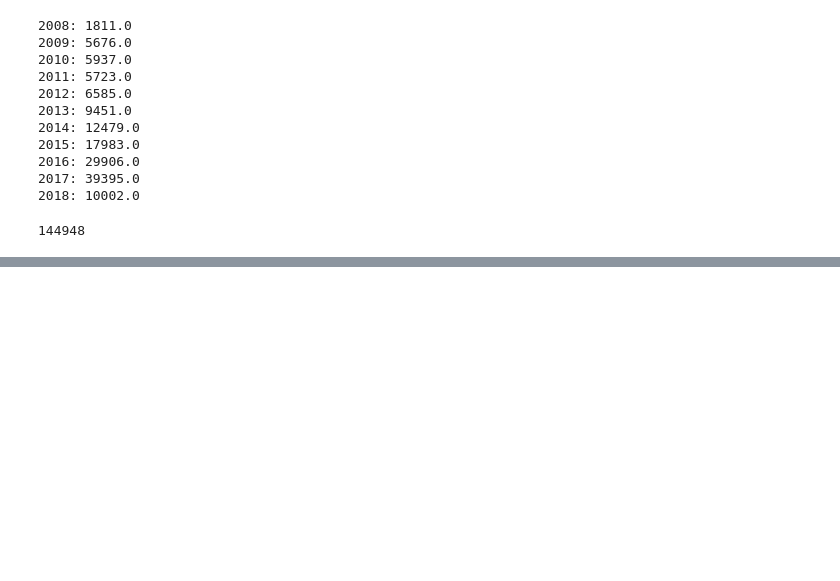
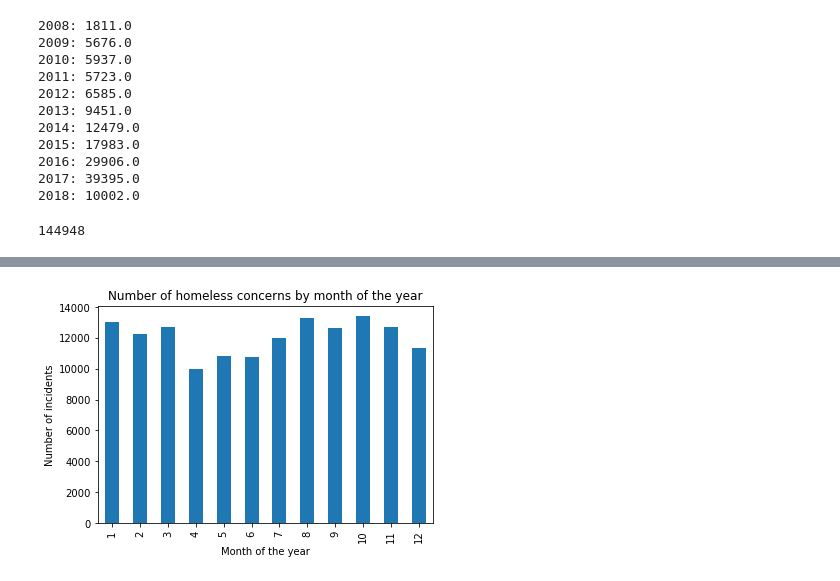
Before and after one commit to qotsafan1/social-data, a Jupyter notebook: Final_assignment/data_cleaning.ipynb, the cells around one changed output, grey strips where cells are left out. Saved outputs shown, nothing was run; the diff lists cells and outputs as text; code cells hidden in the pictures; blank space fills up the shorter version.

```diff
--- a/Final_assignment/data_cleaning.ipynb
+++ b/Final_assignment/data_cleaning.ipynb
@@ -111,0 +139,9 @@ new_df.size
+# %%
+#new_df["Opened"] = pd.to_datetime(new_df["Opened"], format="%m/%d/%Y %I:%M:%S %p")
+new_df["Opened"].groupby(new_df["Opened"].dt.month).count().plot(kind="bar")
+plt.title('Number of homeless concerns by month of the year')
+plt.ylabel('Number of incidents')
+plt.xlabel('Month of the year')
+plt.show()
+# %% [output]
+[figure, added]
```
Also changed, not shown: parts of 15 cells of this notebook, 6 other files.
